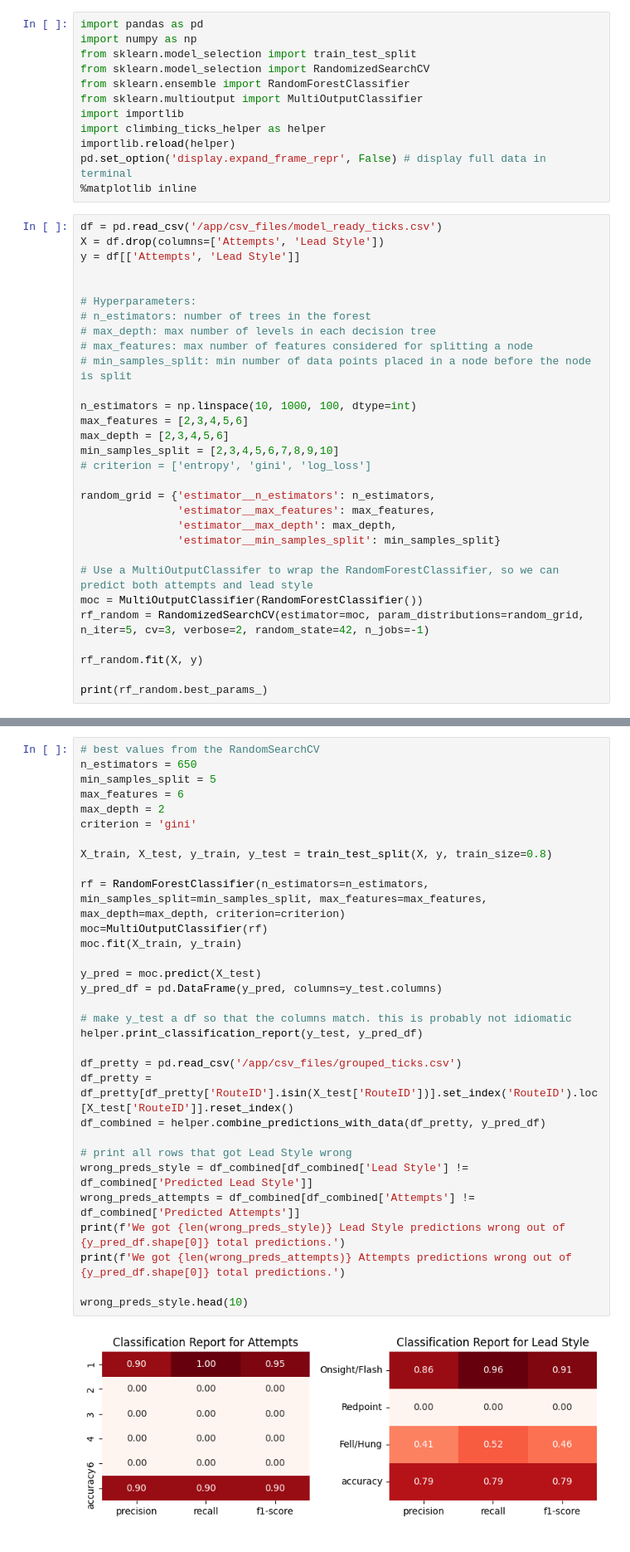
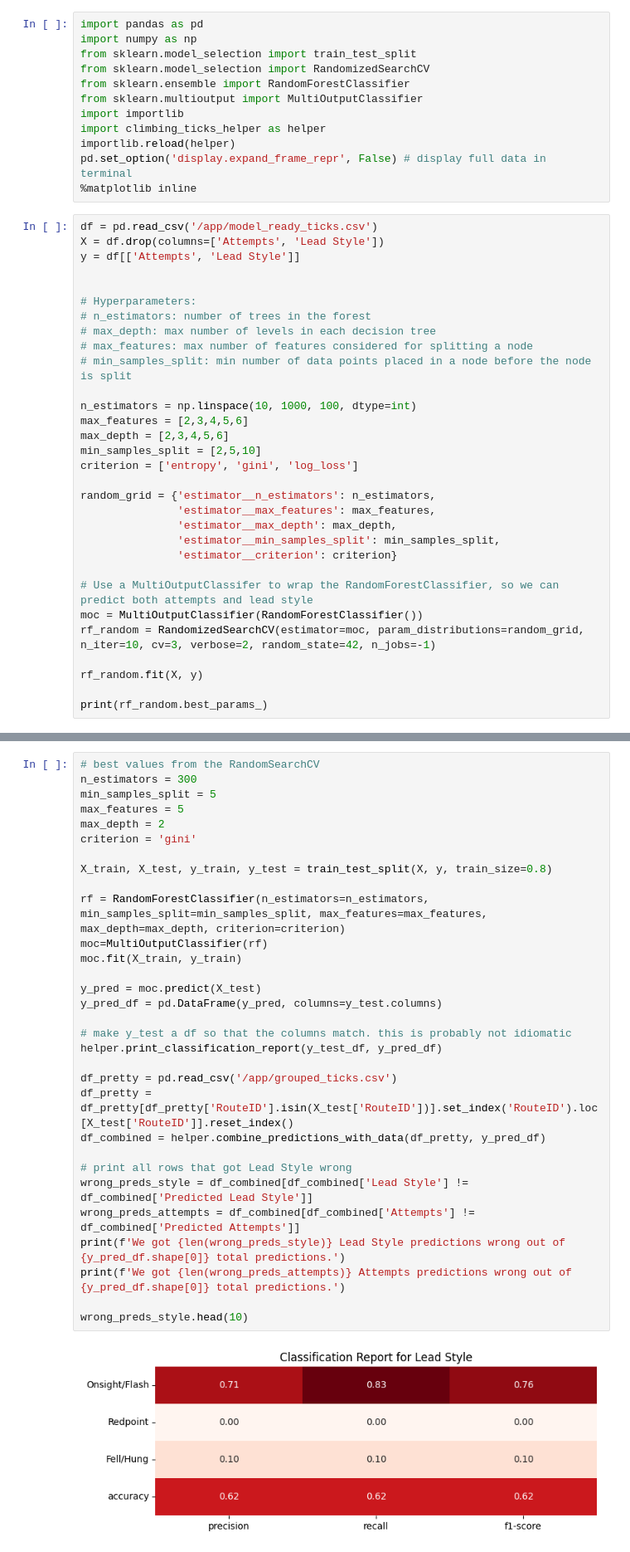
Before and after one commit to glassbead0/climb_wise, a Jupyter notebook: 3_hyper_param_tuning.ipynb, the cells around one changed output, grey strips where cells are left out. Shown at 83% size. Cells and saved outputs as stored; diff of their text form.

```diff
--- a/3_hyper_param_tuning.ipynb
+++ b/3_hyper_param_tuning.ipynb
@@ -13,7 +13,7 @@ importlib.reload(helper)
 pd.set_option('display.expand_frame_repr', False) # display full data in terminal
 %matplotlib inline
 # %%
-df = pd.read_csv('/app/csv_files/model_ready_ticks.csv')
+df = pd.read_csv('/app/model_ready_ticks.csv')
 X = df.drop(columns=['Attempts', 'Lead Style'])
 y = df[['Attempts', 'Lead Style']]
 
@@ -27,17 +27,18 @@ y = df[['Attempts', 'Lead Style']]
 n_estimators = np.linspace(10, 1000, 100, dtype=int)
 max_features = [2,3,4,5,6]
 max_depth = [2,3,4,5,6]
-min_samples_split = [2,3,4,5,6,7,8,9,10]
-# criterion = ['entropy', 'gini', 'log_loss']
+min_samples_split = [2,5,10]
+criterion = ['entropy', 'gini', 'log_loss']
 
 random_grid = {'estimator__n_estimators': n_estimators,
                'estimator__max_features': max_features,
                'estimator__max_depth': max_depth,
-               'estimator__min_samples_split': min_samples_split}
+               'estimator__min_samples_split': min_samples_split,
+               'estimator__criterion': criterion}
 
 # Use a MultiOutputClassifer to wrap the RandomForestClassifier, so we can predict both attempts and lead style
 moc = MultiOutputClassifier(RandomForestClassifier())
-rf_random = RandomizedSearchCV(estimator=moc, param_distributions=random_grid, n_iter=5, cv=3, verbose=2, random_state=42, n_jobs=-1)
+rf_random = RandomizedSearchCV(estimator=moc, param_distributions=random_grid, n_iter=10, cv=3, verbose=2, random_state=42, n_jobs=-1)
 
 rf_random.fit(X, y)
 
@@ -63,33 +49,33 @@ Fitting 3 folds for each of 500 candidates, totalling 1500 fits
 # %%
 # best values from the RandomSearchCV
-n_estimators = 650
+n_estimators = 300
 min_samples_split = 5
-max_features = 6
+max_features = 5
 max_depth = 2
 criterion = 'gini'
 
 X_train, X_test, y_train, y_test = train_test_split(X, y, train_size=0.8)
 
 rf = RandomForestClassifier(n_estimators=n_estimators, min_samples_split=min_samples_split, max_features=max_features, max_depth=max_depth, criterion=criterion)
 moc=MultiOutputClassifier(rf)
 moc.fit(X_train, y_train)
 
 y_pred = moc.predict(X_test)
 y_pred_df = pd.DataFrame(y_pred, columns=y_test.columns)
 
 # make y_test a df so that the columns match. this is probably not idiomatic
-helper.print_classification_report(y_test, y_pred_df)
+helper.print_classification_report(y_test_df, y_pred_df)
 
-df_pretty = pd.read_csv('/app/csv_files/grouped_ticks.csv')
+df_pretty = pd.read_csv('/app/grouped_ticks.csv')
 df_pretty = df_pretty[df_pretty['RouteID'].isin(X_test['RouteID'])].set_index('RouteID').loc[X_test['RouteID']].reset_index()
 df_combined = helper.combine_predictions_with_data(df_pretty, y_pred_df)
 
 # print all rows that got Lead Style wrong
 wrong_preds_style = df_combined[df_combined['Lead Style'] != df_combined['Predicted Lead Style']]
 wrong_preds_attempts = df_combined[df_combined['Attempts'] != df_combined['Predicted Attempts']]
 print(f'We got {len(wrong_preds_style)} Lead Style predictions wrong out of {y_pred_df.shape[0]} total predictions.')
 print(f'We got {len(wrong_preds_attempts)} Attempts predictions wrong out of {y_pred_df.shape[0]} total predictions.')
 
 wrong_preds_style.head(10)
 # %% [output]
-[figure, old version]
+[figure, new version]
```
Also changed, not shown: parts of 3 cells of this notebook, 9 other files.
